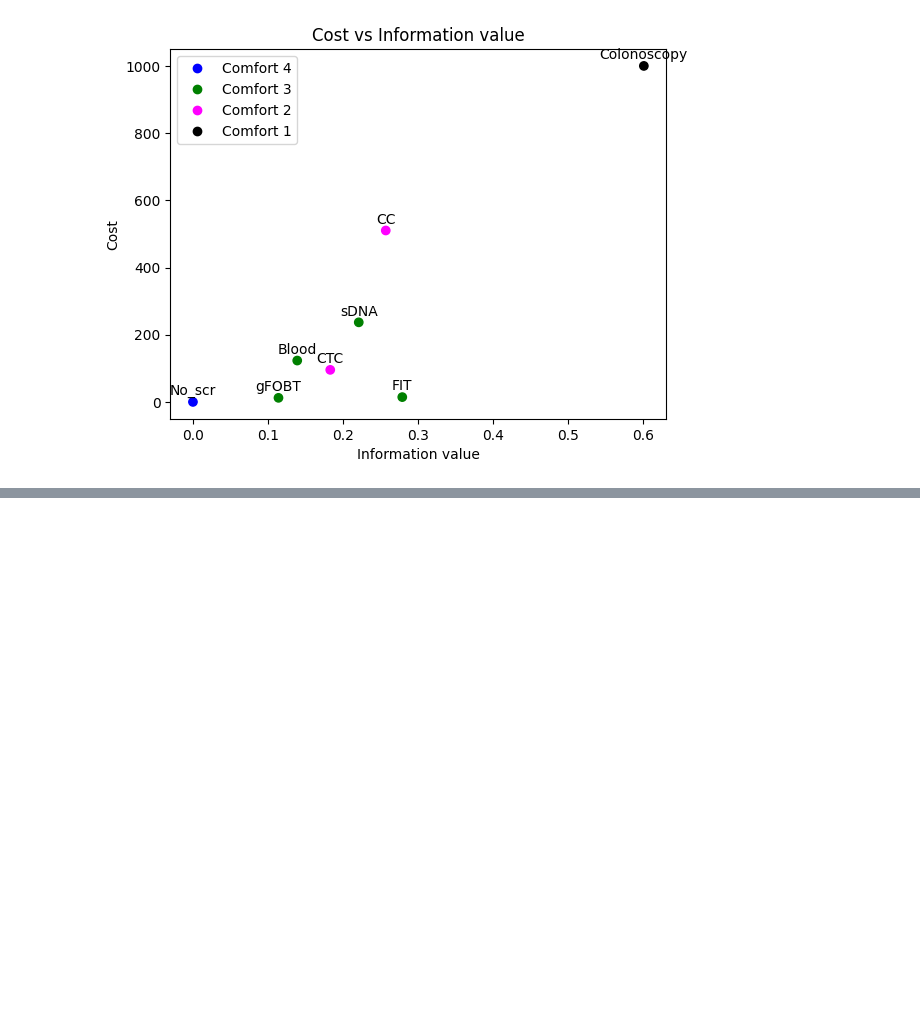
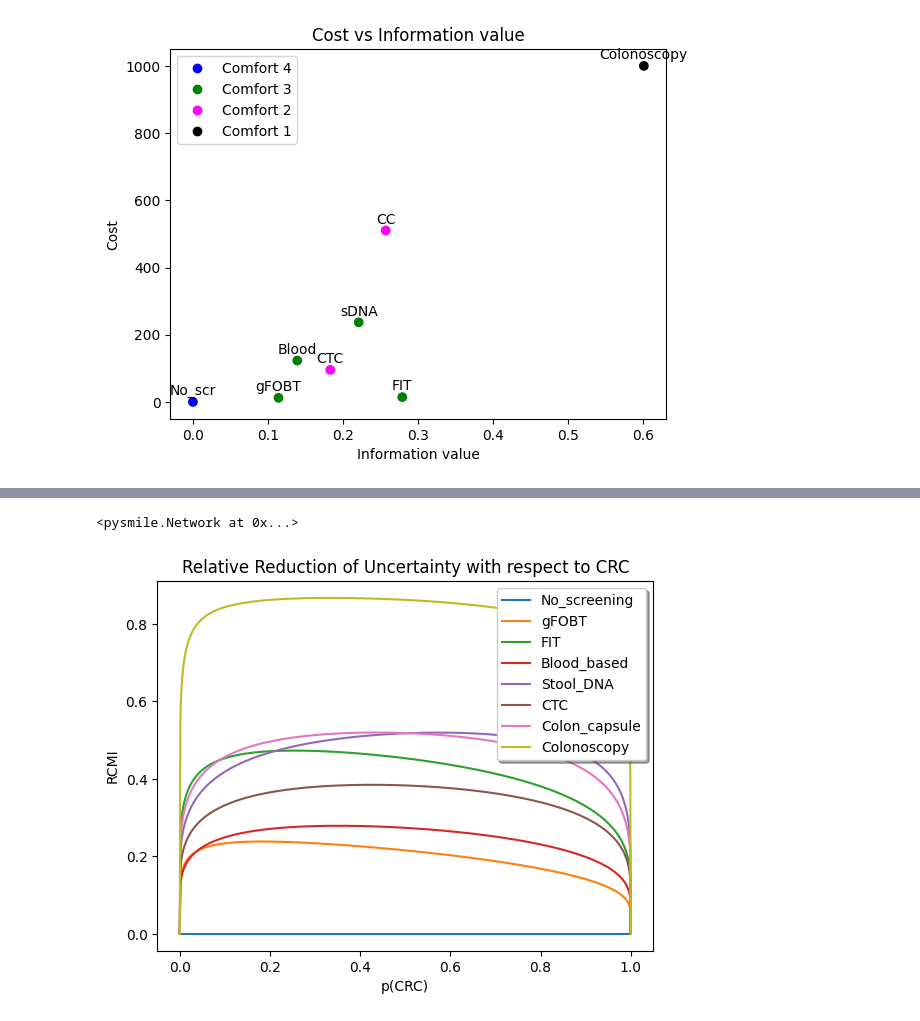
Before and after one commit to DanielCorralesAlonso/Decision_Model_Screening_CRC, a Jupyter notebook: tests.ipynb, the cells around one changed output, grey strips where cells are left out. Saved outputs shown, nothing was run; the diff lists cells and outputs as text; code cells hidden in the pictures; blank space fills up the shorter version.

Commit message:
set of updates
code is now a bit more intuitive. there is the possibility of choosing between the linear method and the tanh method (provisional feature)

```diff
--- a/tests.ipynb
+++ b/tests.ipynb
@@ -32,3 +60,5 @@ No arc to delete
+# %%
+net.set_node_definition("Value_of_comfort", np.zeros((1,14)).flatten())
 # %% [markdown]
 ### **Pointwise conditional mutual information**
 # %% [markdown]
@@ -195,7 +225,7 @@ if value_function == "pcmi":
     expression = f'1*COST+{wtp}*VALUE*Value_of_comfort'
     net2.set_mau_expressions(node_id = "V", expressions = [expression])
 
-    net2.write_file(f"genie_models/decision_models/DM_screening_{value_function}.xdsl")
+    net2.write_file(f"decision_models/DM_screening_{value_function}.xdsl")
 
 
 elif value_function == "rel_pcmi":
@@ -209,14 +239,14 @@ elif value_function == "rel_pcmi":
 '''
     net2.add_arc("Results_of_Screening", "Colonoscopy")
 
-    net2.write_file(f"genie_models/decision_models/DM_screening_{value_function}.xdsl")
+    net2.write_file(f"decision_models/DM_screening_{value_function}.xdsl")
 
 elif value_function == "cmi":
 
     df_value_scr, df_value_col = save_info_values(net, value_function = value_function, weighted=False)
     net2 = info_value_to_net(df_value_scr, df_value_col, net)
 
-    net2.write_file(f"genie_models/decision_models/DM_screening_{value_function}.xdsl")
+    net2.write_file(f"decision_models/DM_screening_{value_function}.xdsl")
 # %% [markdown]
 ### PCMI to decision model with submodel for elicitation
 # %%
@@ -234,7 +264,7 @@ if value_function == "pcmi":
     expression = f'1*COST+{wtp}*VALUE*Value_of_comfort'
     net2.set_mau_expressions(node_id = "V", expressions = [expression])
 
-    net2.write_file(f"genie_models/decision_models/DM_screening_submodel_{value_function}.xdsl")
+    net2.write_file(f"decision_models/DM_screening_submodel_{value_function}.xdsl")
 
 
 elif value_function == "rel_pcmi":
@@ -253,14 +283,14 @@ elif value_function == "rel_pcmi":
 '''
     net2.add_arc("Results_of_Screening", "Colonoscopy")
 
-    net2.write_file(f"genie_models/decision_models/DM_screening_submodel_tanh_{value_function}.xdsl")
+    net2.write_file(f"decision_models/DM_screening_submodel_tanh_{value_function}.xdsl")
 
 elif value_function == "cmi":
 
     df_value_scr, df_value_col = save_info_values(net, value_function = value_function, weighted=False)
     net2 = info_value_to_net(df_value_scr, df_value_col, net)
 
-    net2.write_file(f"genie_models/decision_models/DM_screening_submodel_{value_function}.xdsl")
+    net2.write_file(f"decision_models/DM_screening_submodel_{value_function}.xdsl")
 # %% [output]
 No arc to delete
 # %%
@@ -740,0 +825,60 @@ plt.show()
+# %%
+import yaml
+with open('config.yaml', 'r') as file:
+    cfg = yaml.safe_load(file)
+# %%
+net
+# %% [output]
+<pysmile.Network at 0x...>
+# %%
+arr = []
+subtitle = ''
+# h_y_arr = []
+i = 0
+num_scr = len(net.get_outcome_ids("Screening"))
+color_dict = cfg["colors"]
+
+for prob in np.arange(0, 1.001, 0.001):
+
+    p_CRC_false, p_CRC_true = [1-prob, prob]
+
+    p_y = np.array([p_CRC_false, p_CRC_true])
+    H_y = np.sum(p_y * np.log(1 / p_y) )
+
+    dict_scr, dict_col = mutual_info_measures(net, p_CRC_false, p_CRC_true)
+
+    rel_cond_mut_info_scr = dict_scr["rel_cond_mut_info"]
+    rel_cond_mut_info_col = dict_col["rel_cond_mut_info"]
+
+    #print("Relative Mutual Information for Screening:")
+    aux_arr_scr = rel_cond_mut_info_scr.sum(axis = 0).sum(axis = 1)
+    #print(aux_arr_scr)
+
+    #print("Relative Mutual Information for Colonoscopy:")
+    aux_arr_col = rel_cond_mut_info_col.sum(axis = 0).sum(axis = 1)
+    #print(aux_arr_col)
+
+
+    arr = np.append(arr, np.append(aux_arr_scr, np.expand_dims(aux_arr_col[1], axis = 0) ,0) , 0)
+    # h_y_arr = np.append(h_y_arr, H_y)
+
+
+arr = arr.reshape(1001,num_scr+1)
+arr = arr.transpose()
+
+
+fig, ax = plt.subplots()
+labels = net.get_outcome_ids("Screening") + ["Colonoscopy"]
+for screening in range(arr.shape[0]):
+    ax.plot(np.arange(0,1.001,0.001), arr[screening], label = f"{labels[screening]}", color = color_dict[labels[screening]])
+
+# ax.plot(np.arange(0,1.001,0.001), h_y_arr, label = "H(Y)")
+leg = plt.legend(loc='upper right', shadow=True)
+title = "Relative Reduction of Uncertainty with respect to CRC"
+plt.title(title)
+ax.set_xlabel("p(CRC)")
+ax.set_ylabel("RCMI")
+
+plt.savefig(f"output_images/rel_cond_mut_info_{subtitle}.png")
+# %% [output]
+[figure, added]
```
Also changed, not shown: parts of 19 cells of this notebook, 22 other files.
